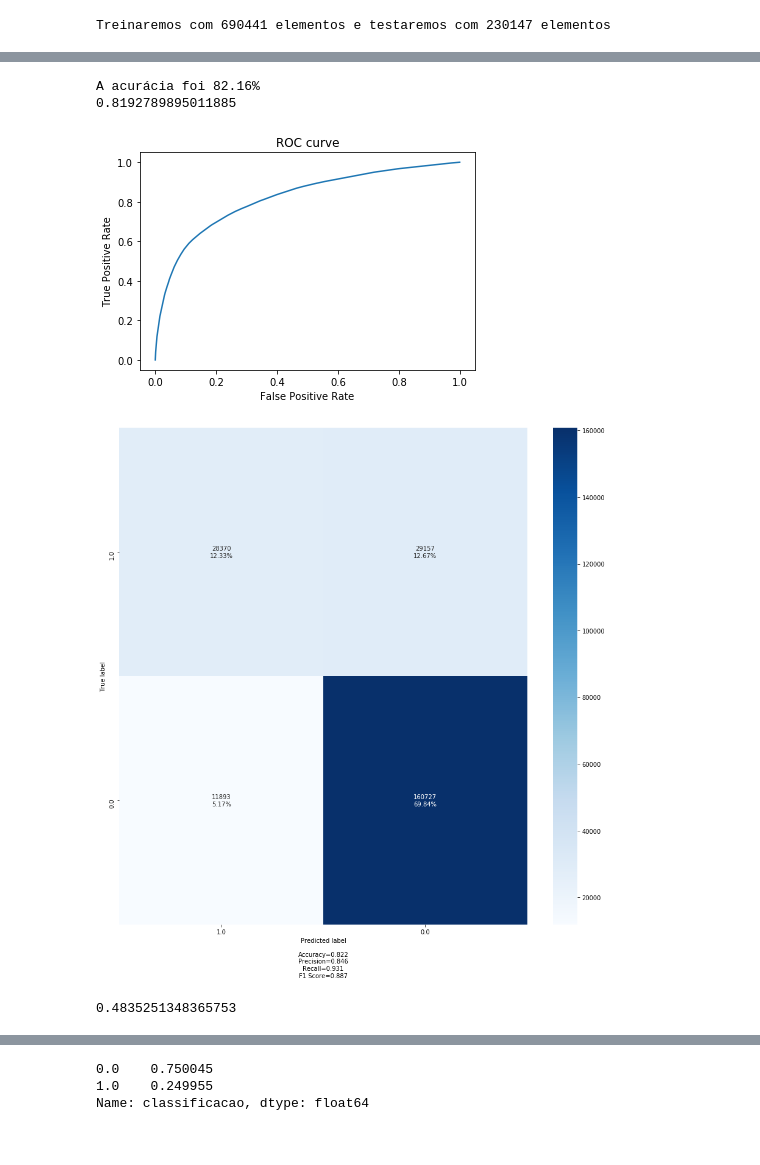
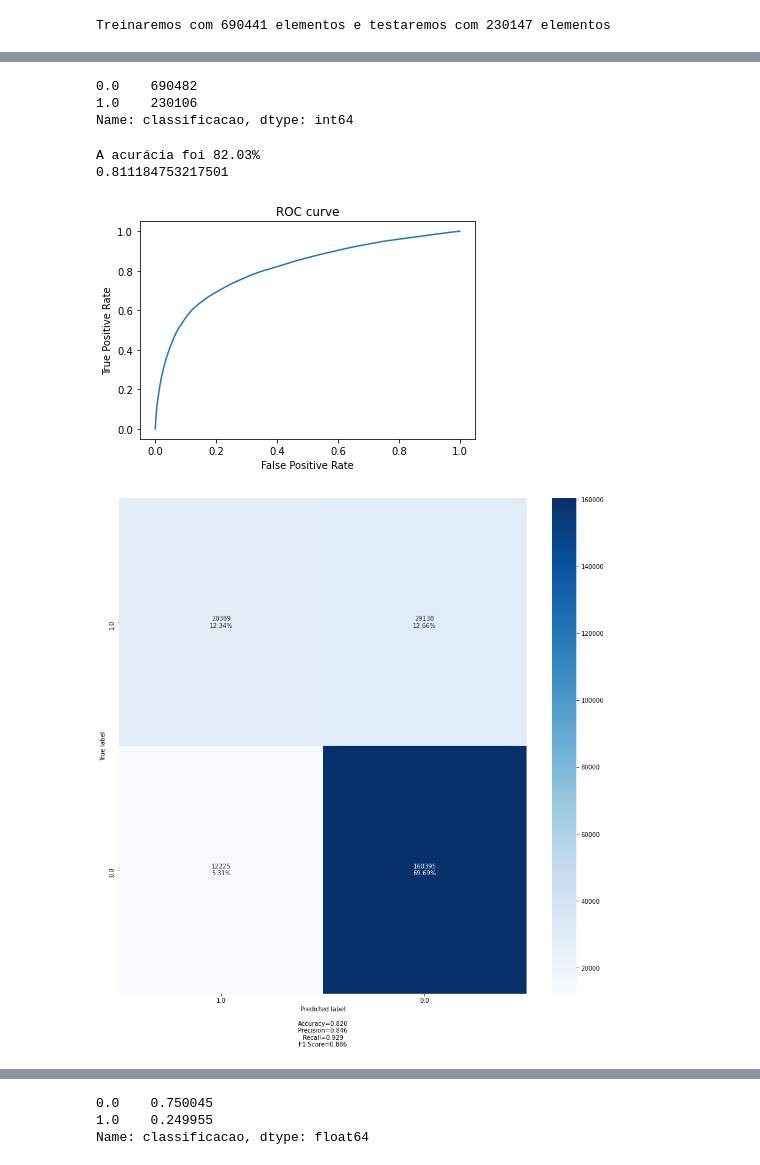
Before and after one commit to vinnyalvs/TCC, a Jupyter notebook: Classification_ENEM.ipynb, the cells around one changed output, grey strips where cells are left out. Drawn from its saved outputs; the diff is of its cells as text; code cells hidden in the pictures.

```diff
--- a/Classification_ENEM.ipynb
+++ b/Classification_ENEM.ipynb
@@ -293,18 +342,12 @@ ylabel = grafico.set_ylabel("Mutual Info")
 # %%
-# x = dados[["Q002", "RendaMaxima","TP_DEPENDENCIA_ADM_ESC","Q024","TP_COR_RACA", "TP_SEXO"]]
-x = dados[['TP_SEXO',
- 'TP_COR_RACA',
- 'SG_UF_ESC',
- 'TP_DEPENDENCIA_ADM_ESC',
- 'TP_LOCALIZACAO_ESC',
- 'TP_LINGUA',
- 'Estudo Pai',
- 'Estudo Mãe',
- 'Trabalho Pai',
- 'Trabalho Mãe',
- 'Tem Celular',
- 'Tem Computador',
- 'Tem Internet',
- 'ClasseSocial']]
-
+features_selecionadas = ['TP_SEXO', 'TP_DEPENDENCIA_ADM_ESC', 'TP_LOCALIZACAO_ESC', 'TP_LINGUA',
+       'Estudo Pai', 'Estudo Mãe',
+       'Tem Celular', 'Tem Computador',
+       'Tem Internet','ClasseSocial',
+       'COR_RACA','SG_UF_ESC','PessoasPorQuarto'
+    ]
 y = dados["classificacao"]
+x = dados[features_selecionadas]
+x = x.astype(str)
+# one_hot_data = pd.get_dummies(x)
+# x = one_hot_data
@@ -385,20 +442,22 @@ len(X_train_fs[0])
+# %%
+y.value_counts()
+# %% [output]
+0.0    690482
+1.0    230106
+Name: classificacao, dtype: int64
 # %%
-modelo = DecisionTreeClassifier(max_depth=8)
+X_train_fs, X_test_fs, fs = select_features(treino_x_enc, treino_y_enc, teste_x_enc,chi2, 4)
+modelo = DecisionTreeClassifier(max_depth=10)
 modelo = modelo.fit(X_train_fs, treino_y_enc)
 previsoes = modelo.predict(X_test_fs)
 
 acuracia = accuracy_score(teste_y_enc, previsoes) * 100
 print("A acurácia foi %.2f%%" % acuracia)
 calcRoc(teste_y_enc,X_test_fs,modelo)
 labels= y.unique()
-make_confusion_matrix(confusion_matrix(teste_y, previsoes,labels), figsize=(15,15), categories=labels)
+make_confusion_matrix(confusion_matrix(teste_y_enc, previsoes,labels), figsize=(15,15), categories=labels)
 # %% [output]
-A acurácia foi 82.16%
-0.8192789895011885
+A acurácia foi 82.03%
+0.811184753217501
-[figure, old version]
+[figure, new version]
 [figure]
-# %%
-from sklearn.metrics import matthews_corrcoef
-matthews_corrcoef(teste_y_enc, previsoes)
-# %% [output]
-0.4835251348365753
```
Also changed, not shown: parts of 99 cells of this notebook, 2 other files.
